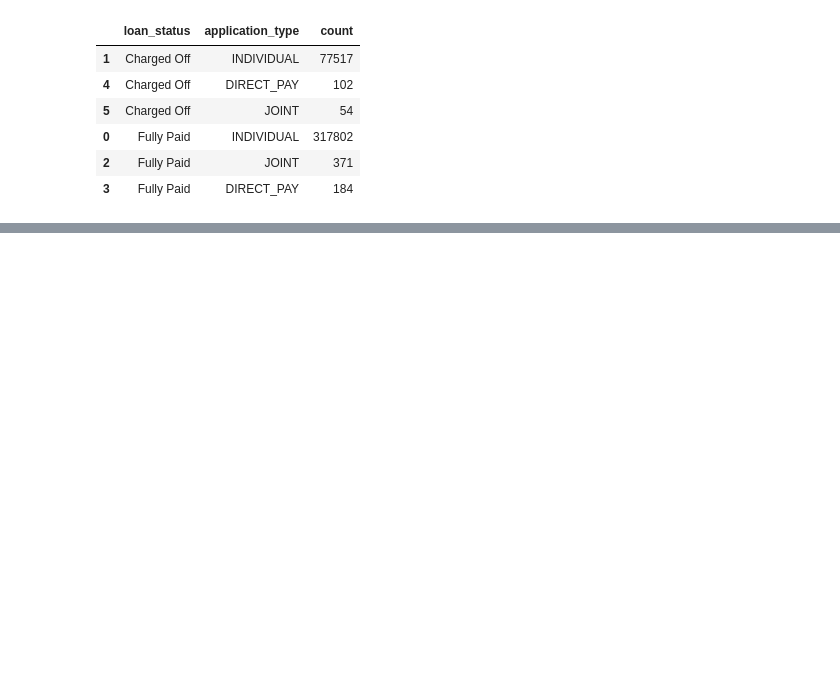
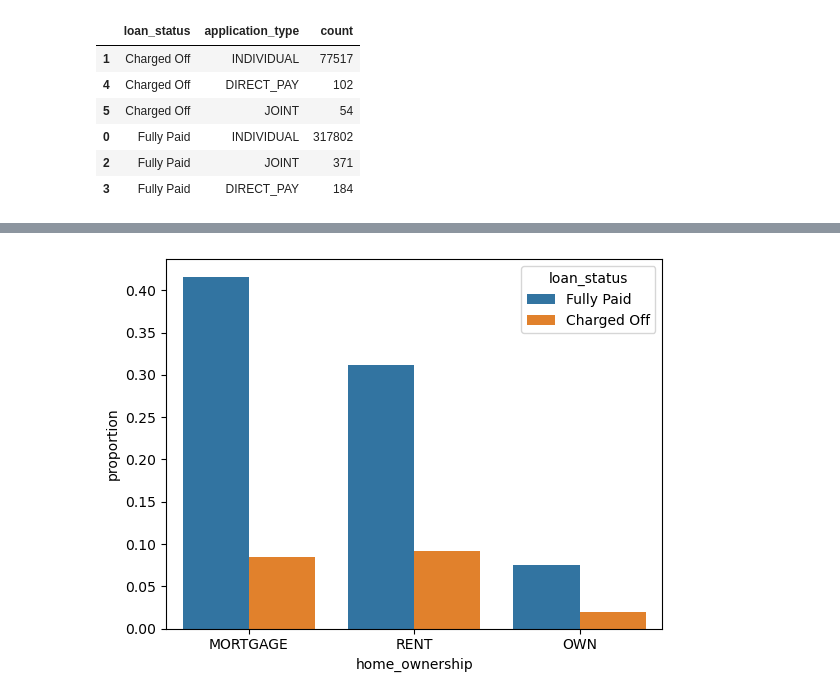
Before and after one commit to SaadNasir92/Group_project_1_SMU, a Jupyter notebook: sn_discovery.ipynb, the cells around one changed output, grey strips where cells are left out. Saved outputs shown, nothing was run; the diff lists cells and outputs as text; code cells hidden in the pictures; blank space fills up the shorter version.

```diff
--- a/sn_discovery.ipynb
+++ b/sn_discovery.ipynb
@@ -367,0 +412,2 @@ raw_df[['loan_status', 'application_type' ]].value_counts().reset_index().sort_v
+# %%
+raw_df['home_ownership'] = raw_df['home_ownership'].apply(lambda x: 'MORTGAGE' if x in ['OTHER', 'NONE', 'ANY'] else x)
@@ -367,0 +424,5 @@ raw_df[['loan_status', 'application_type' ]].value_counts().reset_index().sort_v
+# %%
+sns.barplot(raw_df[['home_ownership', 'loan_status']].value_counts(normalize=True).reset_index(), x='home_ownership', y='proportion', hue='loan_status')
+plt.show()
+# %% [output]
+[figure, added]
```
Also changed, not shown: parts of 8 cells of this notebook, 1 other file.
